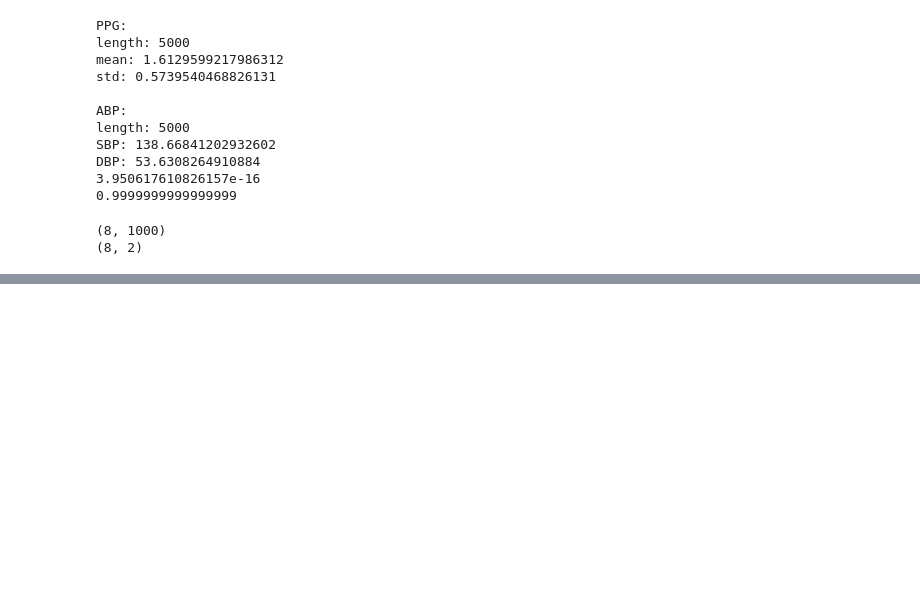
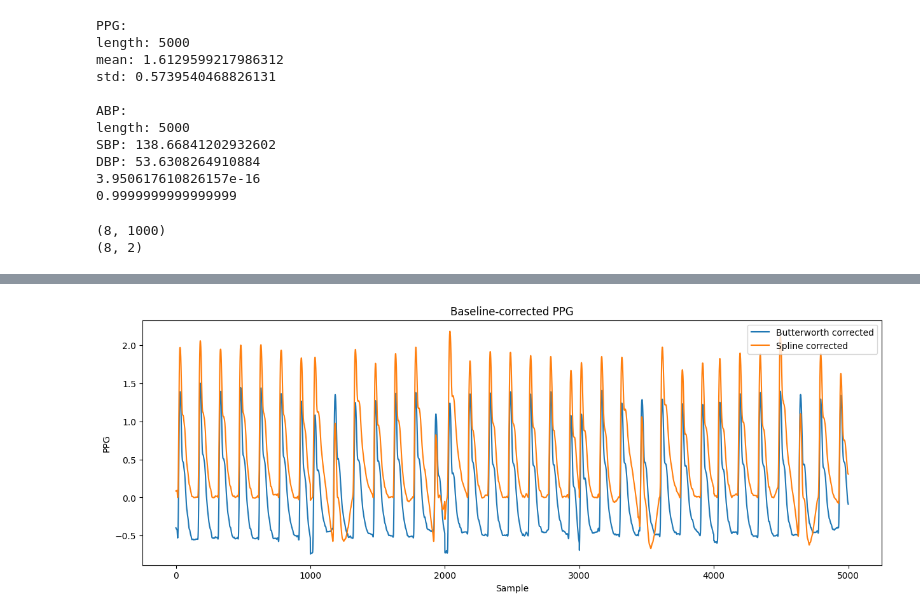
Before and after one commit to Yashvi1701/BP_estimation, a Jupyter notebook: UCI/eda.ipynb, the cells around one changed output, grey strips where cells are left out. Saved outputs shown, nothing was run; the diff lists cells and outputs as text; code cells hidden in the pictures; blank space fills up the shorter version.

```diff
--- a/UCI/eda.ipynb
+++ b/UCI/eda.ipynb
@@ -147,0 +351,13 @@ print(y_test.shape)
+# %%
+plt.figure(figsize=(15, 5))
+
+plt.plot(ppg_bw, label="Butterworth corrected")
+plt.plot(ppg_sp, label="Spline corrected")
+
+plt.xlabel("Sample")
+plt.ylabel("PPG")
+plt.legend()
+plt.title("Baseline-corrected PPG")
+plt.show()
+# %% [output]
+[figure, added]
```
Also changed, not shown: parts of 9 cells of this notebook, 4 other files.
